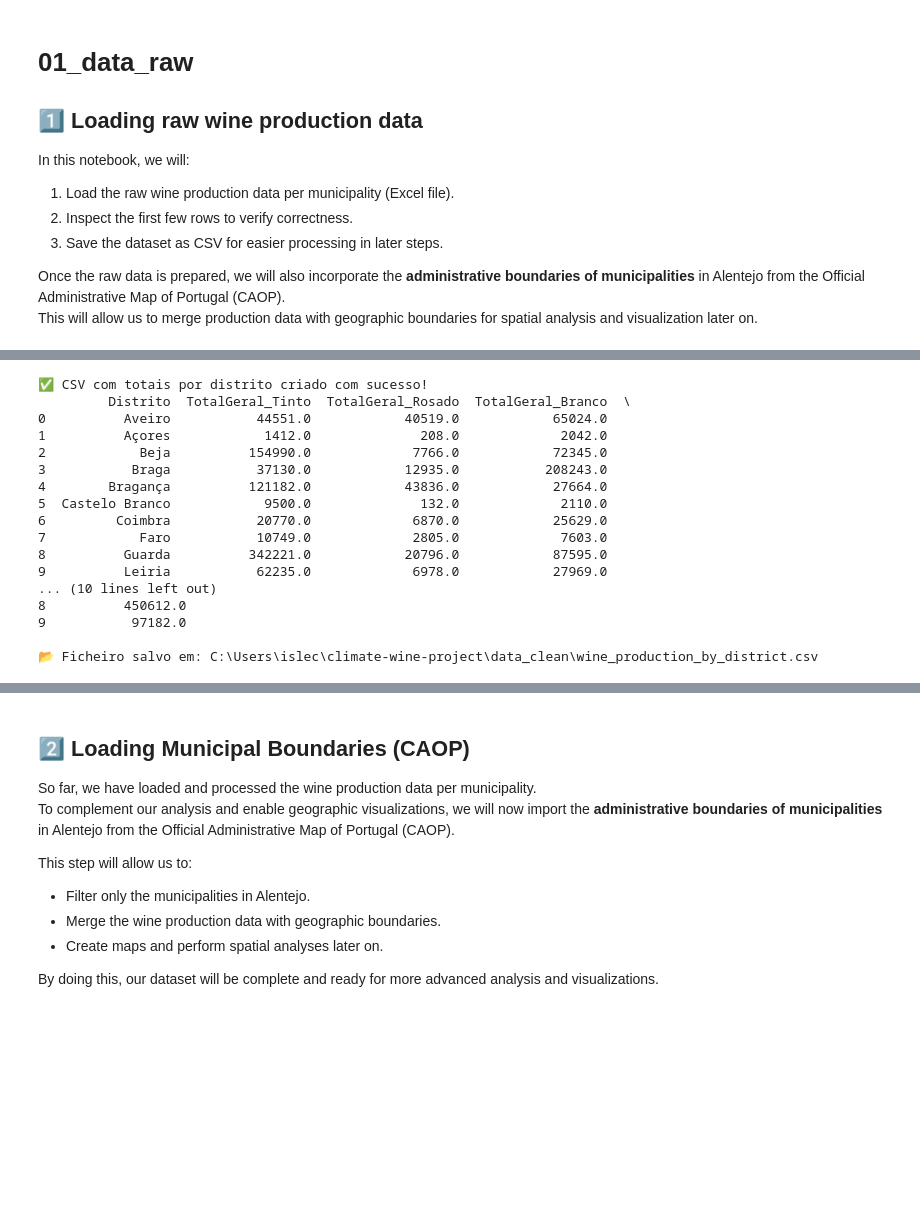
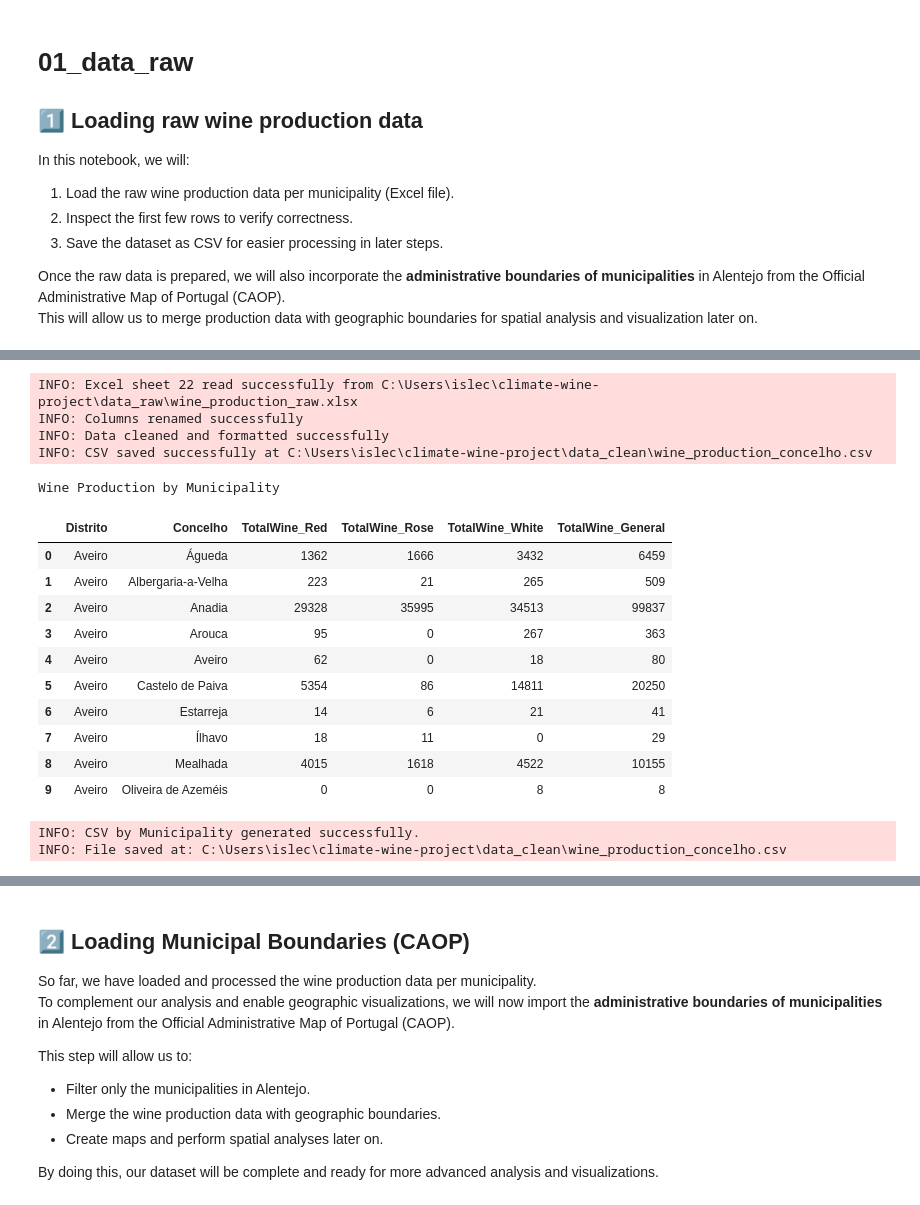
Before and after one commit to FernandaChacara/climate-wine-project, a Jupyter notebook: notebooks/01_data_raw.ipynb, the cells around one changed output, grey strips where cells are left out. Saved outputs shown, nothing was run; the diff lists cells and outputs as text; code cells hidden in the pictures; blank space fills up the shorter version.

```diff
--- a/notebooks/01_data_raw.ipynb
+++ b/notebooks/01_data_raw.ipynb
@@ -72,34 +86,31 @@ print(df_clean.head(10))
 # %%
-# 📁 Criar CSV apenas com o total por distrito
+input_path = r"C:\Users\islec\climate-wine-project\data_raw\wine_production_raw.xlsx"
+output_concelho = r"C:\Users\islec\climate-wine-project\data_clean\wine_production_concelho.csv"
 
-# Arredondar os valores
-df_distrito = df_distrito.round(0)
+df = read_excel(input_path, sheet_index=22)
+df = rename_columns(df)
+df_clean_concelho = clean_data(df)
+save_to_csv(df_clean_concelho, output_concelho)
 
-# Caminho do novo ficheiro
-output_districts = r"C:\Users\islec\climate-wine-project\data_clean\wine_production_by_district.csv"
-os.makedirs(os.path.dirname(output_districts), exist_ok=True)
-
-# Salvar CSV só com totais por distrito
-df_distrito.to_csv(output_districts, index=False)
-
-print("✅ CSV com totais por distrito criado com sucesso!")
-print(df_distrito.head(10))
-print(f"\n📂 Ficheiro salvo em: {output_districts}")
+display_table(df_clean_concelho, rows=10, caption="Wine Production by Municipality")
+logging.info("CSV by Municipality generated successfully.")
+logging.info(f"File saved at: {output_concelho}")
 # %% [output]
-✅ CSV com totais por distrito criado com sucesso!
-         Distrito  TotalGeral_Tinto  TotalGeral_Rosado  TotalGeral_Branco  \
-0          Aveiro           44551.0            40519.0            65024.0
-1          Açores            1412.0              208.0             2042.0
-2            Beja          154990.0             7766.0            72345.0
-3           Braga           37130.0            12935.0           208243.0
-4        Bragança          121182.0            43836.0            27664.0
-5  Castelo Branco            9500.0              132.0             2110.0
-6         Coimbra           20770.0             6870.0            25629.0
-7            Faro           10749.0             2805.0             7603.0
-8          Guarda          342221.0            20796.0            87595.0
-9          Leiria           62235.0             6978.0            27969.0
-... (10 lines left out)
-8          450612.0
-9           97182.0
-
-📂 Ficheiro salvo em: C:\Users\islec\climate-wine-project\data_clean\wine_production_by_district.csv
+INFO: Excel sheet 22 read successfully from C:\Users\islec\climate-wine-project\data_raw\wine_production_raw.xlsx
+INFO: Columns renamed successfully
+INFO: Data cleaned and formatted successfully
+INFO: CSV saved successfully at C:\Users\islec\climate-wine-project\data_clean\wine_production_concelho.csv
+Wine Production by Municipality
+|  | Distrito | Concelho | TotalWine_Red | TotalWine_Rose | TotalWine_White | TotalWine_General |
+| 0 | Aveiro | Águeda | 1362 | 1666 | 3432 | 6459 |
+| 1 | Aveiro | Albergaria-a-Velha | 223 | 21 | 265 | 509 |
+| 2 | Aveiro | Anadia | 29328 | 35995 | 34513 | 99837 |
+| 3 | Aveiro | Arouca | 95 | 0 | 267 | 363 |
+| 4 | Aveiro | Aveiro | 62 | 0 | 18 | 80 |
+| 5 | Aveiro | Castelo de Paiva | 5354 | 86 | 14811 | 20250 |
+| 6 | Aveiro | Estarreja | 14 | 6 | 21 | 41 |
+| 7 | Aveiro | Ílhavo | 18 | 11 | 0 | 29 |
+| 8 | Aveiro | Mealhada | 4015 | 1618 | 4522 | 10155 |
+| 9 | Aveiro | Oliveira de Azeméis | 0 | 0 | 8 | 8 |
+INFO: CSV by Municipality generated successfully.
+INFO: File saved at: C:\Users\islec\climate-wine-project\data_clean\wine_production_concelho.csv
```
Also changed, not shown: parts of 7 cells of this notebook, 50 other files.
